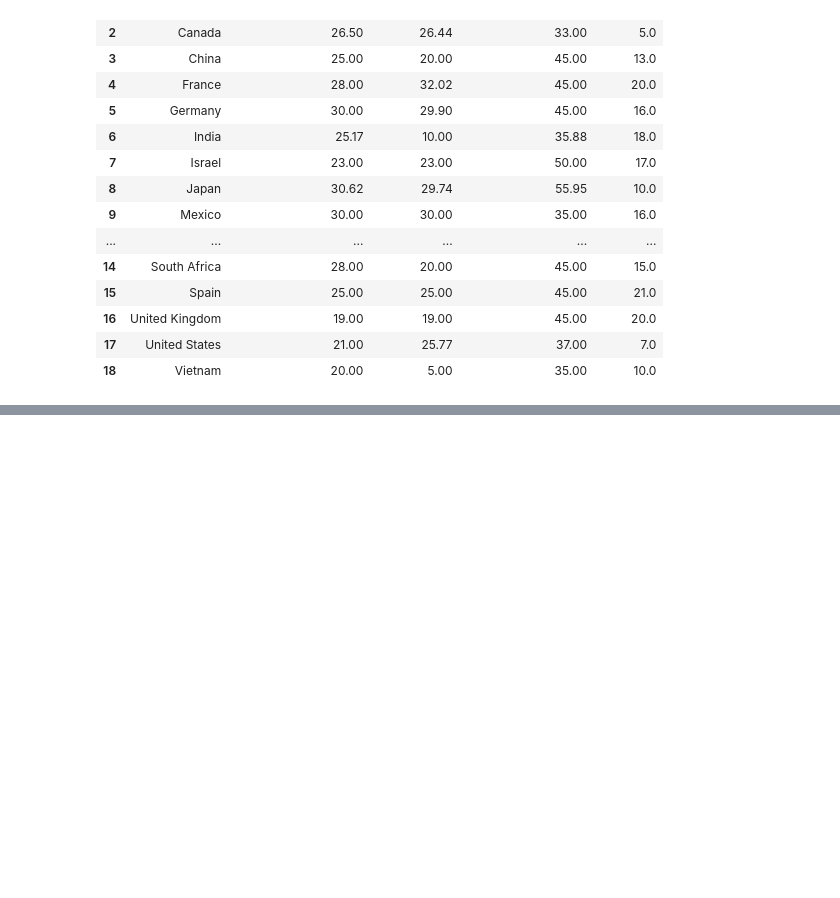
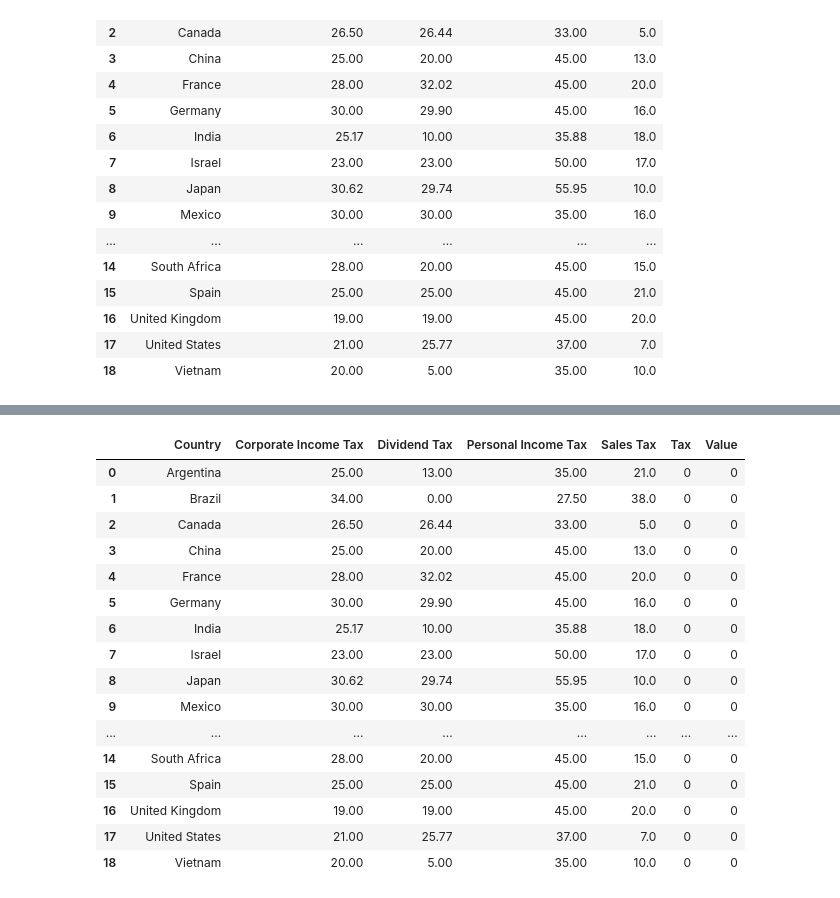
Before and after one commit to xizes2/Political-and-Macroeconomic-Data-Analysis, a Jupyter notebook: tax-systems-study/src-tax-systems/TAX SYSTEMS STUDY.ipynb, the cells around one changed output, grey strips where cells are left out. Saved outputs shown, nothing was run; the diff lists cells and outputs as text; code cells hidden in the pictures; blank space fills up the shorter version.

```diff
--- a/tax-systems-study/src-tax-systems/TAX SYSTEMS STUDY.ipynb
+++ b/tax-systems-study/src-tax-systems/TAX SYSTEMS STUDY.ipynb
@@ -552,0 +559,25 @@ init_notebook_mode(connected=True)
+# %%
+#Reorganizing df 'final_tax_system' in order to be able to create a treemap.
+#column 'tax' will hold the type of tax ('corp', 'personal', etc)
+#column 'value' will hold the value of that tax
+final_tax_system['Tax'] = 0
+final_tax_system['Value'] = 0
+final_tax_system
+# %% [output]
+|  | Country | Corporate Income Tax | Dividend Tax | Personal Income Tax | Sales Tax | Tax | Value |
+| 0 | Argentina | 25.00 | 13.00 | 35.00 | 21.0 | 0 | 0 |
+| 1 | Brazil | 34.00 | 0.00 | 27.50 | 38.0 | 0 | 0 |
+| 2 | Canada | 26.50 | 26.44 | 33.00 | 5.0 | 0 | 0 |
+| 3 | China | 25.00 | 20.00 | 45.00 | 13.0 | 0 | 0 |
+| 4 | France | 28.00 | 32.02 | 45.00 | 20.0 | 0 | 0 |
+| 5 | Germany | 30.00 | 29.90 | 45.00 | 16.0 | 0 | 0 |
+| 6 | India | 25.17 | 10.00 | 35.88 | 18.0 | 0 | 0 |
+| 7 | Israel | 23.00 | 23.00 | 50.00 | 17.0 | 0 | 0 |
+| 8 | Japan | 30.62 | 29.74 | 55.95 | 10.0 | 0 | 0 |
+| 9 | Mexico | 30.00 | 30.00 | 35.00 | 16.0 | 0 | 0 |
+| ... | ... | ... | ... | ... | ... | ... | ... |
+| 14 | South Africa | 28.00 | 20.00 | 45.00 | 15.0 | 0 | 0 |
+| 15 | Spain | 25.00 | 25.00 | 45.00 | 21.0 | 0 | 0 |
+| 16 | United Kingdom | 19.00 | 19.00 | 45.00 | 20.0 | 0 | 0 |
+| 17 | United States | 21.00 | 25.77 | 37.00 | 7.0 | 0 | 0 |
+| 18 | Vietnam | 20.00 | 5.00 | 35.00 | 10.0 | 0 | 0 |
```
Also changed, not shown: parts of 9 cells of this notebook.
